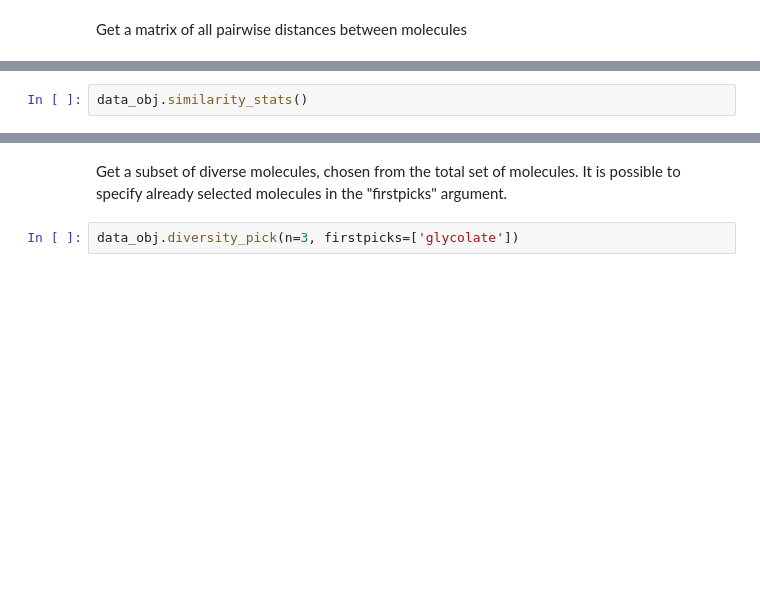
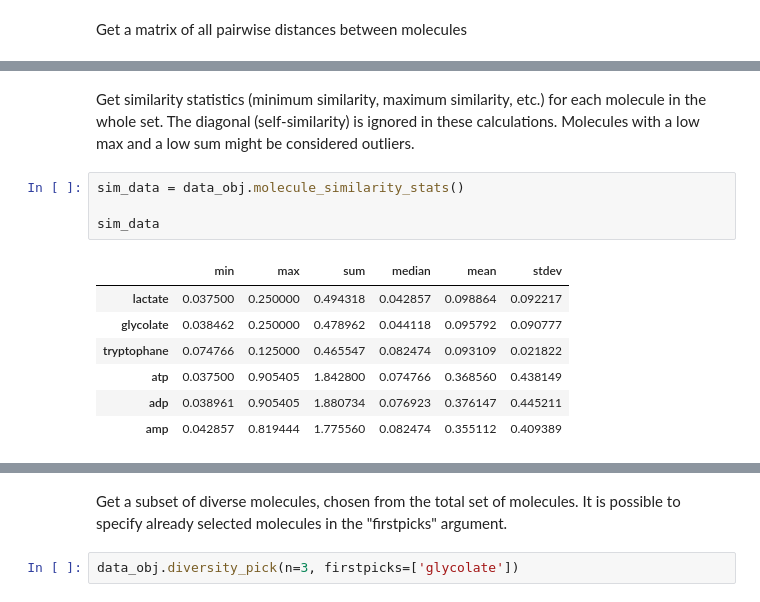
Before and after one commit to EngqvistLab/cheminformatics, a Jupyter notebook: code/cheminfo/package_usage.ipynb, the cells around one changed output, grey strips where cells are left out. Drawn from its saved outputs; the diff is of its cells as text; blank space fills up the shorter version.

Commit message:
fix the similarity measures

```diff
--- a/code/cheminfo/package_usage.ipynb
+++ b/code/cheminfo/package_usage.ipynb
@@ -326,2 +332,14 @@ AttributeError: 'SmileToData' object has no attribute 'distance_matrix'
-# %%
-data_obj.similarity_stats()
+# %% [markdown]
+Get similarity statistics (minimum similarity, maximum similarity, etc.) for each molecule in the whole set. The diagonal (self-similarity) is ignored in these calculations. Molecules with a low max and a low sum might be considered outliers.
+# %%
+sim_data = data_obj.molecule_similarity_stats()
+
+sim_data
+# %% [output]
+|  | min | max | sum | median | mean | stdev |
+| lactate | 0.037500 | 0.250000 | 0.494318 | 0.042857 | 0.098864 | 0.092217 |
+| glycolate | 0.038462 | 0.250000 | 0.478962 | 0.044118 | 0.095792 | 0.090777 |
+| tryptophane | 0.074766 | 0.125000 | 0.465547 | 0.082474 | 0.093109 | 0.021822 |
+| atp | 0.037500 | 0.905405 | 1.842800 | 0.074766 | 0.368560 | 0.438149 |
+| adp | 0.038961 | 0.905405 | 1.880734 | 0.076923 | 0.376147 | 0.445211 |
+| amp | 0.042857 | 0.819444 | 1.775560 | 0.082474 | 0.355112 | 0.409389 |
```
Also changed, not shown: parts of 8 cells of this notebook, 1 other file.
